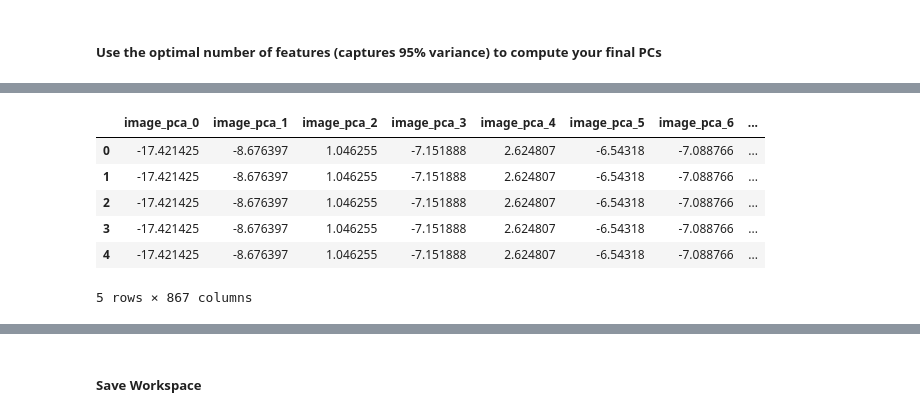
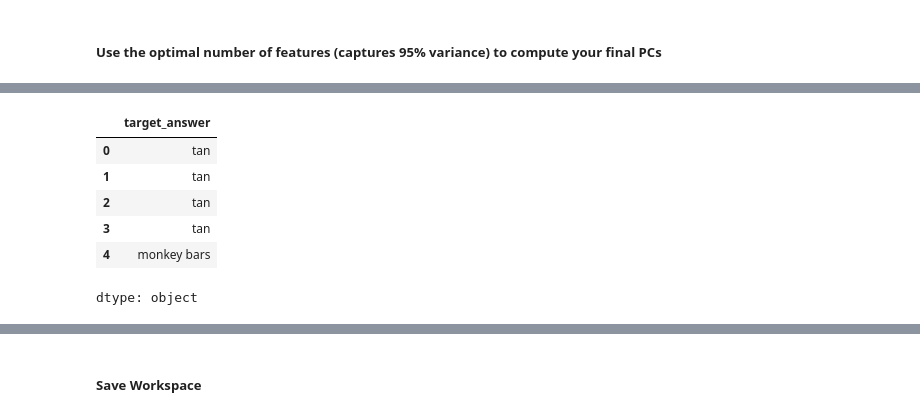
Before and after one commit to nilanahar/MMAI_894_DeepLearning_Project_TeamRosedale, a Jupyter notebook: MMAI_894_Team_Project.ipynb, the cells around one changed output, grey strips where cells are left out. Saved outputs shown, nothing was run; the diff lists cells and outputs as text; code cells hidden in the pictures.

```diff
--- a/MMAI_894_Team_Project.ipynb
+++ b/MMAI_894_Team_Project.ipynb
@@ -691,18 +692,0 @@ df_train_pca.head()
-# %%
-# Convert PCA-transformed results into DataFrames with proper column names for df_valid
-df_valid_image_pca = pd.DataFrame(image_input_valid_pca, columns=[f'image_pca_{i}' for i in range(n_components_image)])
-df_valid_filtered_choices_pca = pd.DataFrame(filtered_choices_input_valid_pca, columns=[f'filtered_choices_pca_{i}' for i in range(n_components_filtered_choices)])
-df_valid_questions_pca = pd.DataFrame(question_input_valid_pca, columns=[f'questions_pca_{i}' for i in range(n_components_questions)])
-df_valid_answers_pca = pd.DataFrame(answer_input_valid_pca, columns=[f'answers_pca_{i}' for i in range(n_components_answers)])
-
-# Concatenate the PCA results back to df_valid
-df_valid_pca = pd.concat([df_valid_image_pca, df_valid_filtered_choices_pca, df_valid_questions_pca, df_valid_answers_pca], axis=1)
-df_valid_pca.head()
-# %% [output]
-|  | image_pca_0 | image_pca_1 | image_pca_2 | image_pca_3 | image_pca_4 | image_pca_5 | image_pca_6 | ... |
-| 0 | -17.421425 | -8.676397 | 1.046255 | -7.151888 | 2.624807 | -6.54318 | -7.088766 | ... |
-| 1 | -17.421425 | -8.676397 | 1.046255 | -7.151888 | 2.624807 | -6.54318 | -7.088766 | ... |
-| 2 | -17.421425 | -8.676397 | 1.046255 | -7.151888 | 2.624807 | -6.54318 | -7.088766 | ... |
-| 3 | -17.421425 | -8.676397 | 1.046255 | -7.151888 | 2.624807 | -6.54318 | -7.088766 | ... |
-| 4 | -17.421425 | -8.676397 | 1.046255 | -7.151888 | 2.624807 | -6.54318 | -7.088766 | ... |
-5 rows × 867 columns
@@ -708,0 +710,10 @@ df_valid_pca.head()
+# %%
+df_train['target_answer'].head()
+# %% [output]
+|  | target_answer |
+| 0 | tan |
+| 1 | tan |
+| 2 | tan |
+| 3 | tan |
+| 4 | monkey bars |
+dtype: object
```
Also changed, not shown: parts of 24 cells of this notebook.
